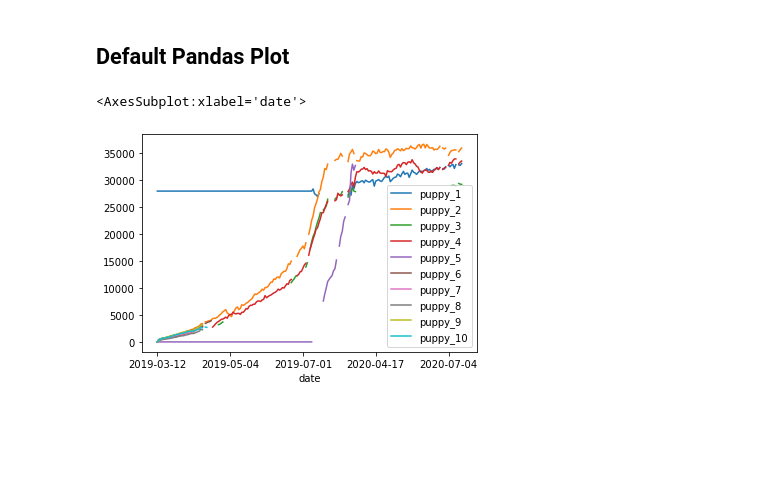
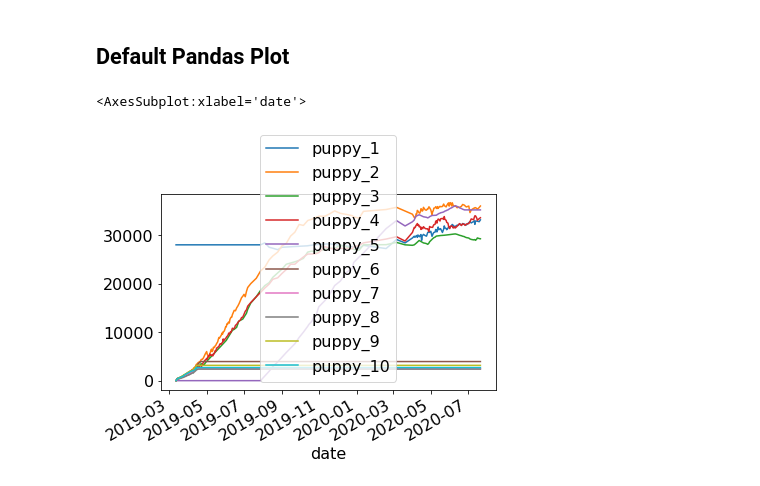
Before and after one commit to andresberejnoi/PublicNotebooks, a Jupyter notebook: Plotting With Python/Plotting With Pandas and Matplotlib.ipynb, the cells around one changed output. Drawn from its saved outputs; the diff is of its cells as text; code cells hidden in the pictures; blank space fills up the shorter version.

Commit message:
added examples of different types of plots and supported options

```diff
--- a/Plotting With Python/Plotting With Pandas and Matplotlib.ipynb
+++ b/Plotting With Python/Plotting With Pandas and Matplotlib.ipynb
@@ -4,5 +4,5 @@ import matplotlib.pyplot as plt
 # %% [markdown]
 ## Setup Global Plotting Parameters
 # %%
-# plt.figure()
-# plt.rcParams.update({'font.size': 16}) # must set at the top. It controls text size in charts and plots
+plt.figure()
+plt.rcParams.update({'font.size': 16}) # must set at the top. It controls text size in charts and plots
@@ -10,6 +12,7 @@ import matplotlib.pyplot as plt
 ## Load The Data
 # %%
 data_df = pd.read_csv("puppy_weights.csv").set_index('date', drop=True)
+data_df.index = pd.to_datetime(data_df.index)
 data_df
 # %% [output]
 |  | puppy_1 | puppy_2 | puppy_3 | puppy_4 | puppy_5 | puppy_6 | puppy_7 | puppy_8 | puppy_9 | puppy_10 |
@@ -28,0 +47,4 @@ data_df
+# %%
+# Interpolate data (fill in missing values) with linear fill by default
+data_df = data_df.interpolate(axis=0)
+data_df
@@ -29,9 +66,7 @@ data_df
 # %% [markdown]
 ## Default Pandas Plot
-# %%
-data_df.plot(#y=data_df.columns,
-             #figsize=(20,10),
-             kind='line',)
-# %% [output]
-<AxesSubplot:xlabel='date'>
-[figure, removed]
+# %%
+data_df.plot()
+# %% [output]
+<AxesSubplot:xlabel='date'>
+[figure, added]
```
Also changed, not shown: parts of 15 cells of this notebook.
